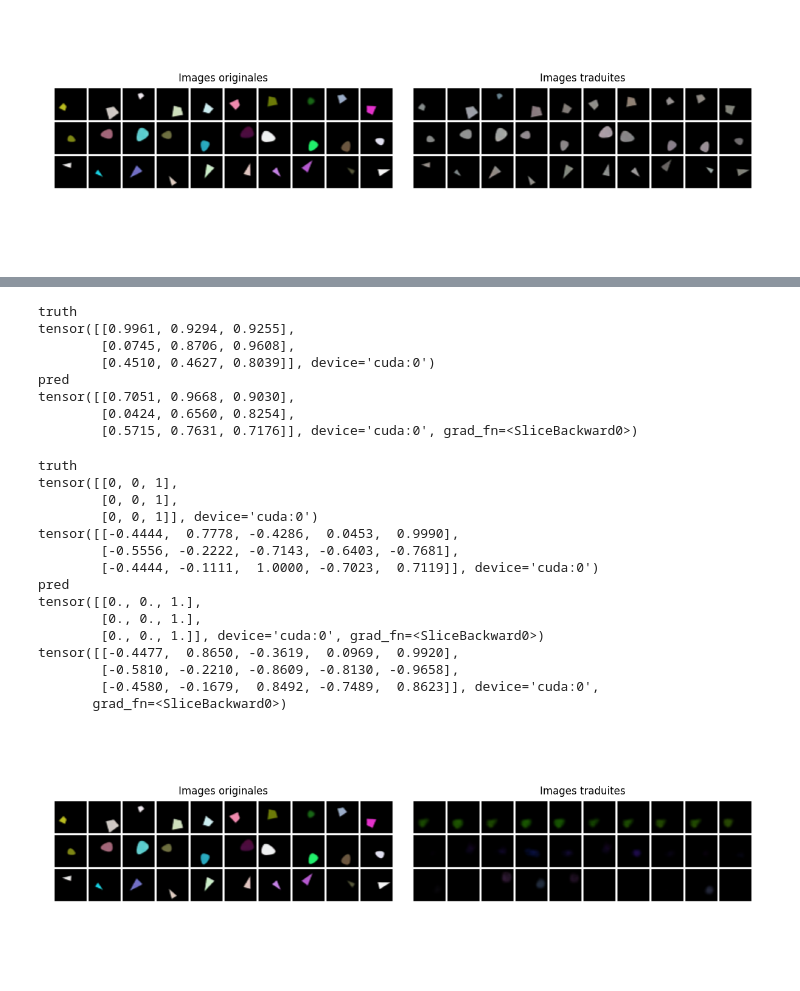
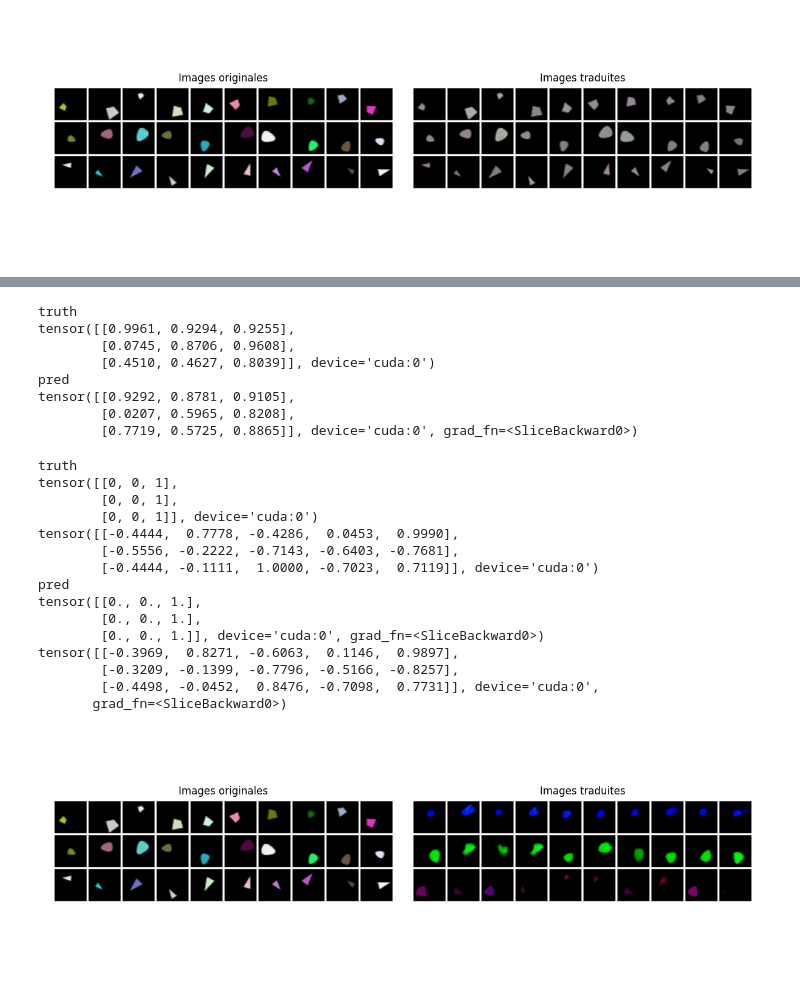
Before and after one commit to lucas-ch/gwsyn, a Jupyter notebook: notebooks/syn_3_modules_full.ipynb, the cells around one changed output, grey strips where cells are left out. Cells and saved outputs as stored; diff of their text form; code cells hidden in the pictures.

```diff
--- a/notebooks/syn_3_modules_full.ipynb
+++ b/notebooks/syn_3_modules_full.ipynb
@@ -29,9 +29,9 @@ from sklearn.preprocessing import StandardScaler
 
 %matplotlib widget
 # %%
-condition = "3mod_s126"
+condition = "3mod_cselc"
 checkpoint_epoch = 0
-n_samples_test = 300
+n_samples_test = 500
 split = "test"
 # %%
 experiment_name = get_experiment_name(condition, "biased_00", 0)
@@ -152,9 +108,9 @@ tensor([[0.9961, 0.9294, 0.9255],
         [0.0745, 0.8706, 0.9608],
         [0.4510, 0.4627, 0.8039]], device='cuda:0')
 pred
-tensor([[0.7051, 0.9668, 0.9030],
-        [0.0424, 0.6560, 0.8254],
-        [0.5715, 0.7631, 0.7176]], device='cuda:0', grad_fn=<SliceBackward0>)
+tensor([[0.9292, 0.8781, 0.9105],
+        [0.0207, 0.5965, 0.8208],
+        [0.7719, 0.5725, 0.8865]], device='cuda:0', grad_fn=<SliceBackward0>)
 # %%
 # translation_v_latents_to_attr
 
@@ -185,34 +141,34 @@ pred
 tensor([[0., 0., 1.],
         [0., 0., 1.],
         [0., 0., 1.]], device='cuda:0', grad_fn=<SliceBackward0>)
-tensor([[-0.4477,  0.8650, -0.3619,  0.0969,  0.9920],
-        [-0.5810, -0.2210, -0.8609, -0.8130, -0.9658],
-        [-0.4580, -0.1679,  0.8492, -0.7489,  0.8623]], device='cuda:0',
+tensor([[-0.3969,  0.8271, -0.6063,  0.1146,  0.9897],
+        [-0.3209, -0.1399, -0.7796, -0.5166, -0.8257],
+        [-0.4498, -0.0452,  0.8476, -0.7098,  0.7731]], device='cuda:0',
        grad_fn=<SliceBackward0>)
 # %%
 # attribute to color to v_latents
 
 # translation_attr_to_color
 domain_name_source = 'attr'
 domain_name_target = 'color'
 latents_source = latent_domains[frozenset({domain_name_source})]
 
 z = gw_mod.encode(latents_source)[domain_name_source]
 x_pred = gw_mod.decode(z, domains={domain_name_target})
 
 # translation_color_to_v_latents
 
 domain_name_source = 'color'
 domain_name_target = 'v_latents'
 
 z = gw_mod.encode(x_pred)[domain_name_source]
 x_pred_3 = gw_mod.decode(z, domains={domain_name_target})
 
-decoded_images_dt= visual_module.decode_images(x_pred_3['v_latents'])
+decoded_images_dt= visual_module.decode_images(x_pred_3['v_latents']*1.5)
 
 fig = plot_original_translated_comparison(get_n_per_category(original_images_rgb, cat, 10), get_n_per_category(decoded_images_dt, cat, 10))
 plt.show()
 # %% [output]
-[figure, old version]
+[figure, new version]
 # %%
 # fusion: attribut to color to v_latent and attr to v_latents
```
Also changed, not shown: parts of 9 cells of this notebook, 2 other files.
